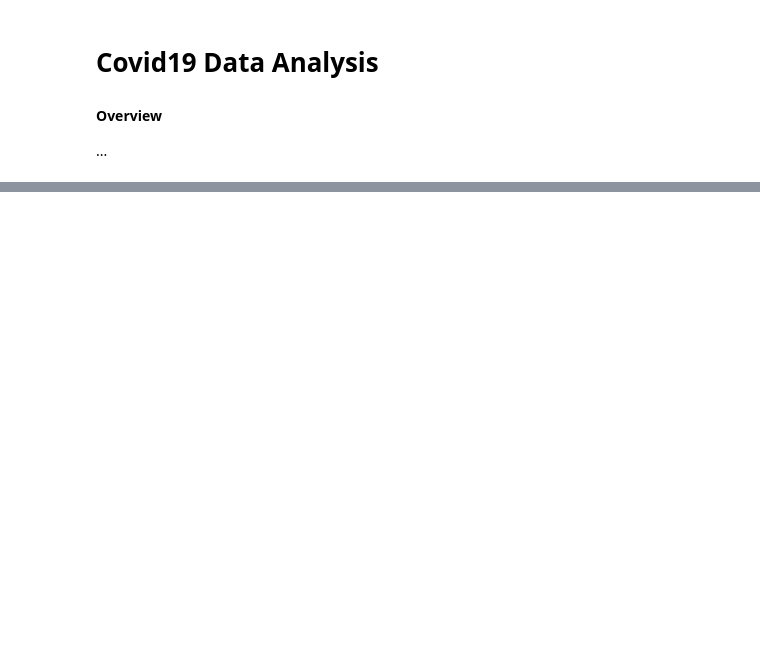
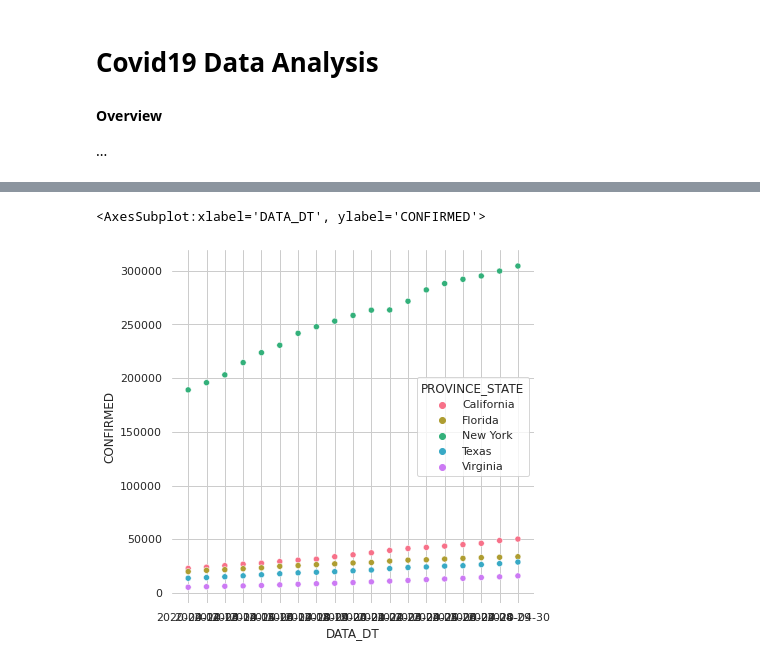
Before and after one commit to tsj7ww/folio, a Jupyter notebook: analysis/covid19/analysis.ipynb, the cells around one changed output, grey strips where cells are left out. Drawn from its saved outputs; the diff is of its cells as text; code cells hidden in the pictures; blank space fills up the shorter version.

Commit message:
create covid19 for funzies and begin data viz analysis

```diff
--- a/analysis/covid19/analysis.ipynb
+++ b/analysis/covid19/analysis.ipynb
@@ -47,0 +131,9 @@ if __name__=='__main__':
+# %%
+def PLOT(df,xaxis,yaxis,split):
+    """"""
+    sns.set_theme(style='ticks')
+    return sns.lmplot(
+        x=xaxis,y=yaxis,
+        data=df,hue=split,
+#         palette='husl',
+    )
@@ -47,0 +150,11 @@ if __name__=='__main__':
+# %%
+if __name__=='__main__':
+    CFG = CONFIG()
+
+    data = {}
+    for file in CFG['files']:
+        fname = os.path.basename(file).split('.')[0]
+        data[fname] = pd.read_parquet(file)
+#     data.keys()
+
+    PLOT(data['jhu-csse-dly-us'],'DATA_DT','CONFIRMED','PROVINCE_STATE')
@@ -47,0 +176,21 @@ if __name__=='__main__':
+# %%
+states = ['Virginia','Florida','New York','California','Texas']
+df = data['jhu-csse-dly-us']
+df.PROVINCE_STATE = df.loc[df.PROVINCE_STATE.isin(states)]
+# %%
+
+sns.set_theme(style='whitegrid')
+f, ax = plt.subplots(figsize=(6.5, 6.5))
+sns.despine(f, left=True, bottom=True)
+sns.scatterplot(
+    x='DATA_DT',
+    y='CONFIRMED',
+    data=df,
+    hue='PROVINCE_STATE',
+    palette='husl',legend='auto',
+#     scatter_kws={"s": 50, "alpha": 1},
+    ax=ax,
+)
+# %% [output]
+<AxesSubplot:xlabel='DATA_DT', ylabel='CONFIRMED'>
+[figure, added]
```
Also changed, not shown: parts of 9 cells of this notebook.
